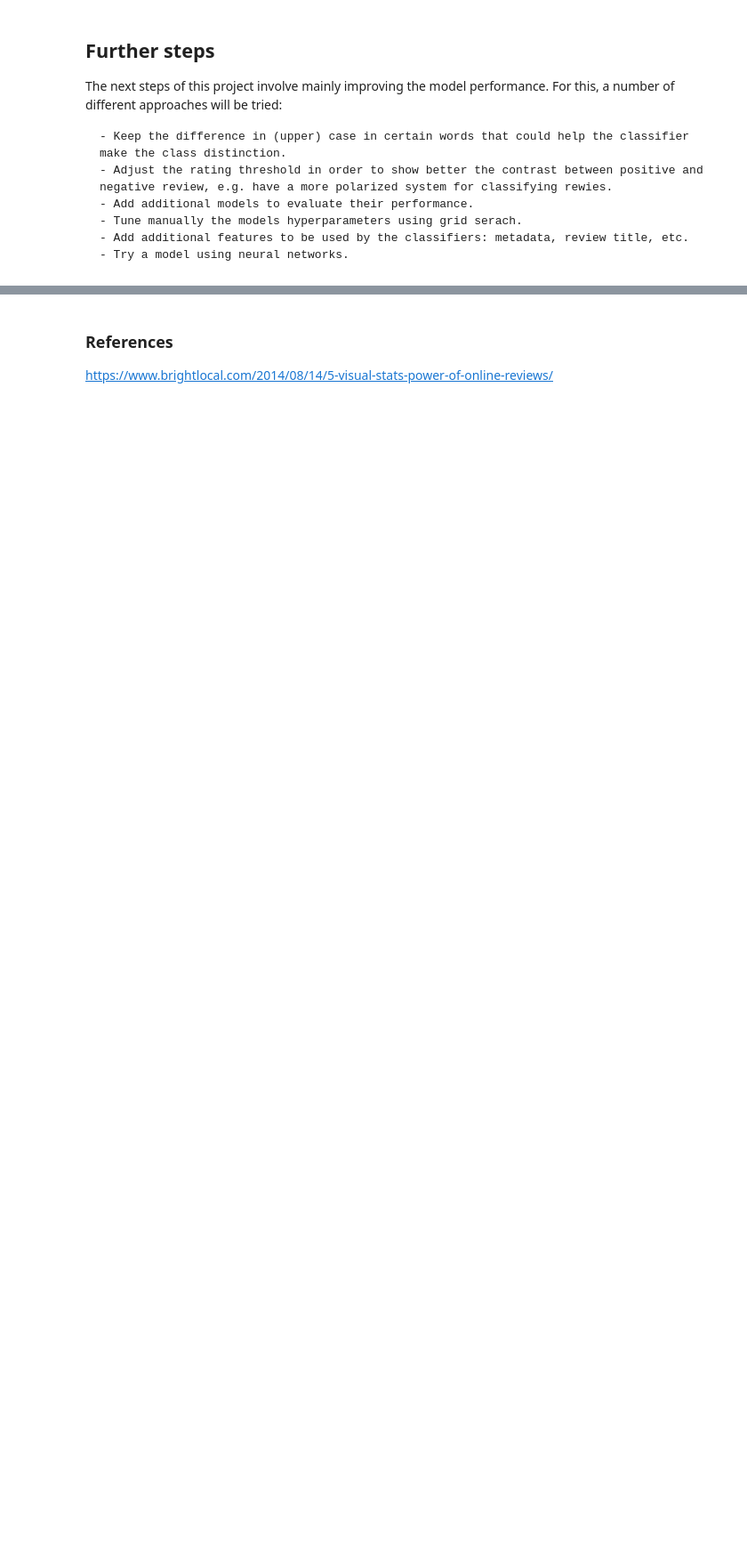
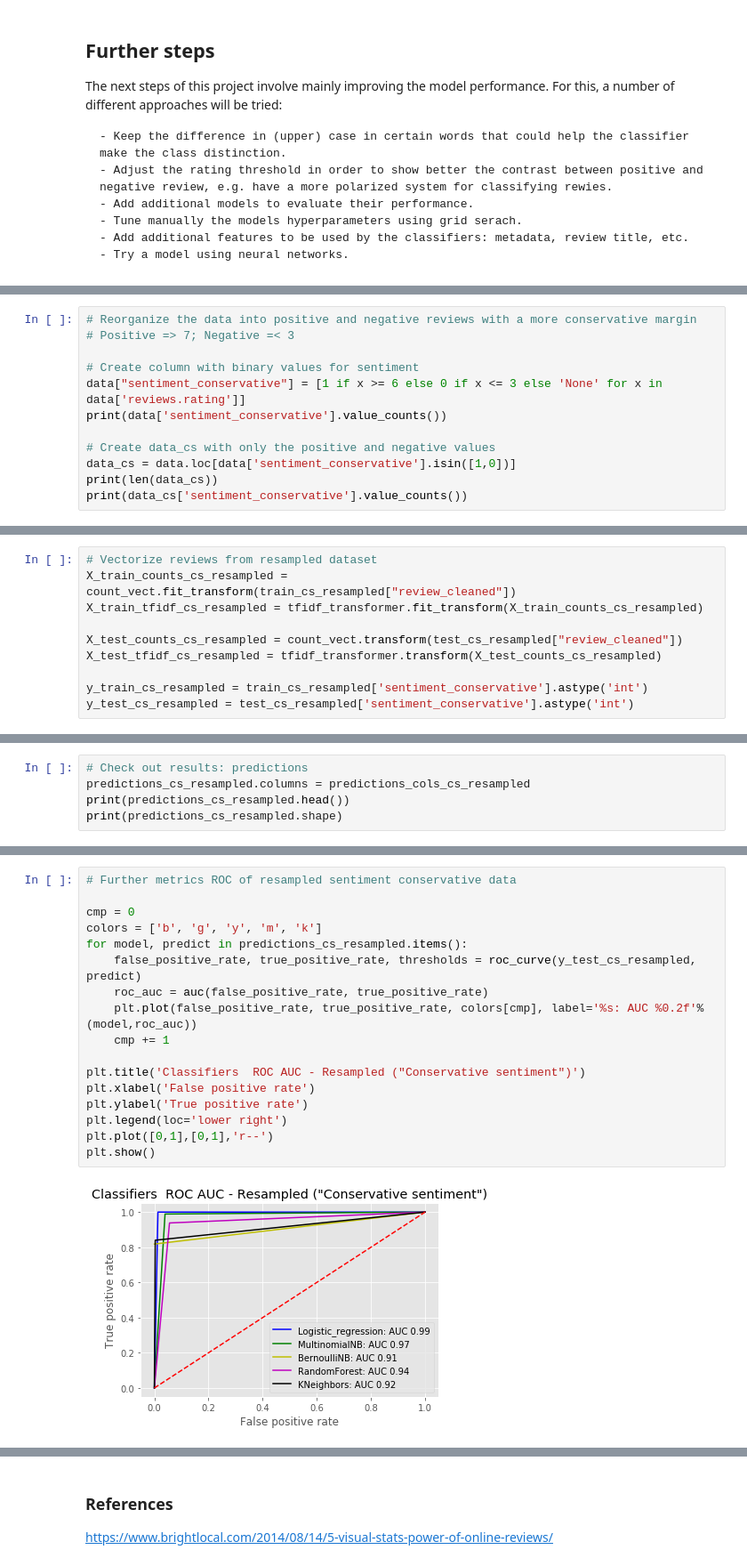
Before and after one commit to dvallea/Springboard, a Jupyter notebook: Sentiment_analysis-Hotel_reviews.ipynb, the cells around one changed output, grey strips where cells are left out. Shown: that part at 89% size. Cells and saved outputs as stored; diff of their text form; blank space fills up the shorter version.

Commit message:
Adding neural network analysis and adding more features to dataset.

```diff
--- a/Sentiment_analysis-Hotel_reviews.ipynb
+++ b/Sentiment_analysis-Hotel_reviews.ipynb
@@ -301,0 +306,12 @@ The next steps of this project involve mainly improving the model performance. F
+# %%
+# Reorganize the data into positive and negative reviews with a more conservative margin
+# Positive => 7; Negative =< 3
+
+# Create column with binary values for sentiment
+data["sentiment_conservative"] = [1 if x >= 6 else 0 if x <= 3 else 'None' for x in data['reviews.rating']]
+print(data['sentiment_conservative'].value_counts())
+
+# Create data_cs with only the positive and negative values
+data_cs = data.loc[data['sentiment_conservative'].isin([1,0])]
+print(len(data_cs))
+print(data_cs['sentiment_conservative'].value_counts())
@@ -301,0 +347,10 @@ The next steps of this project involve mainly improving the model performance. F
+# %%
+# Vectorize reviews from resampled dataset
+X_train_counts_cs_resampled = count_vect.fit_transform(train_cs_resampled["review_cleaned"])
+X_train_tfidf_cs_resampled = tfidf_transformer.fit_transform(X_train_counts_cs_resampled)
+
+X_test_counts_cs_resampled = count_vect.transform(test_cs_resampled["review_cleaned"])
+X_test_tfidf_cs_resampled = tfidf_transformer.transform(X_test_counts_cs_resampled)
+
+y_train_cs_resampled = train_cs_resampled['sentiment_conservative'].astype('int')
+y_test_cs_resampled = test_cs_resampled['sentiment_conservative'].astype('int')
@@ -301,0 +424,5 @@ The next steps of this project involve mainly improving the model performance. F
+# %%
+# Check out results: predictions
+predictions_cs_resampled.columns = predictions_cols_cs_resampled
+print(predictions_cs_resampled.head())
+print(predictions_cs_resampled.shape)
@@ -301,0 +437,19 @@ The next steps of this project involve mainly improving the model performance. F
+# %%
+# Further metrics ROC of resampled sentiment conservative data
+
+cmp = 0
+colors = ['b', 'g', 'y', 'm', 'k']
+for model, predict in predictions_cs_resampled.items():
+    false_positive_rate, true_positive_rate, thresholds = roc_curve(y_test_cs_resampled, predict)
+    roc_auc = auc(false_positive_rate, true_positive_rate)
+    plt.plot(false_positive_rate, true_positive_rate, colors[cmp], label='%s: AUC %0.2f'% (model,roc_auc))
+    cmp += 1
+
+plt.title('Classifiers  ROC AUC - Resampled ("Conservative sentiment")')
+plt.xlabel('False positive rate')
+plt.ylabel('True positive rate')
+plt.legend(loc='lower right')
+plt.plot([0,1],[0,1],'r--')
+plt.show()
+# %% [output]
+[figure, added]
```
Also changed, not shown: parts of 41 cells of this notebook.
